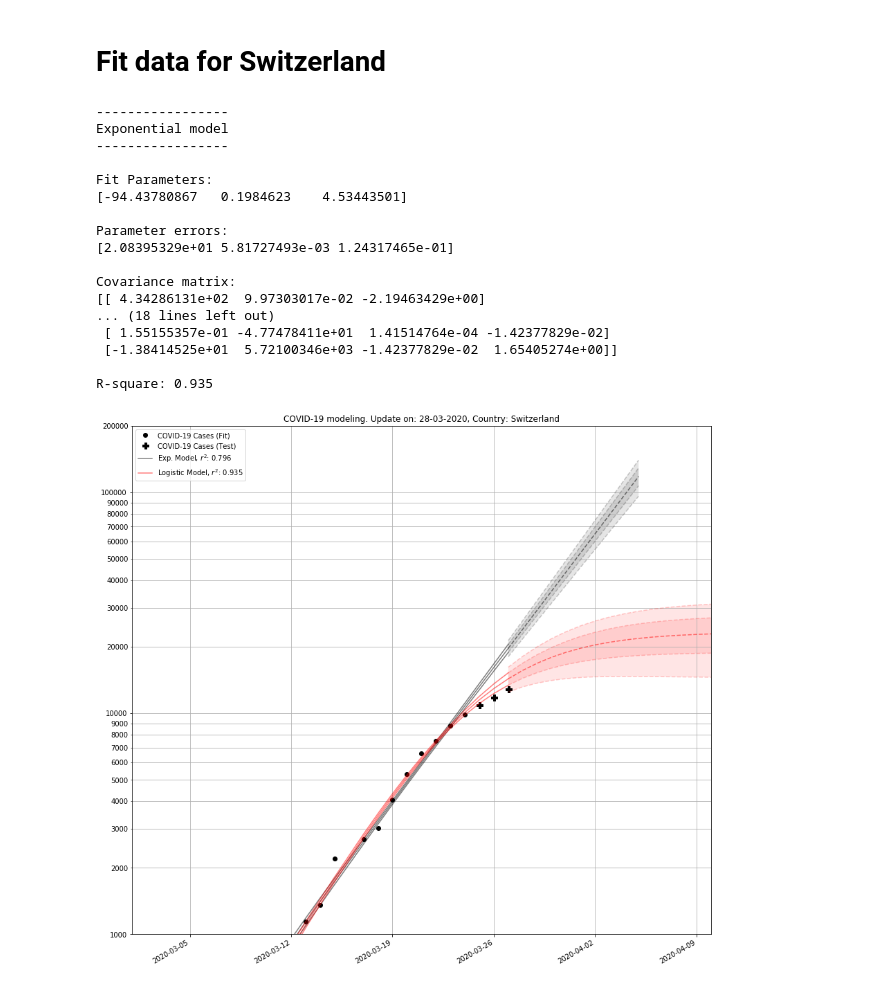
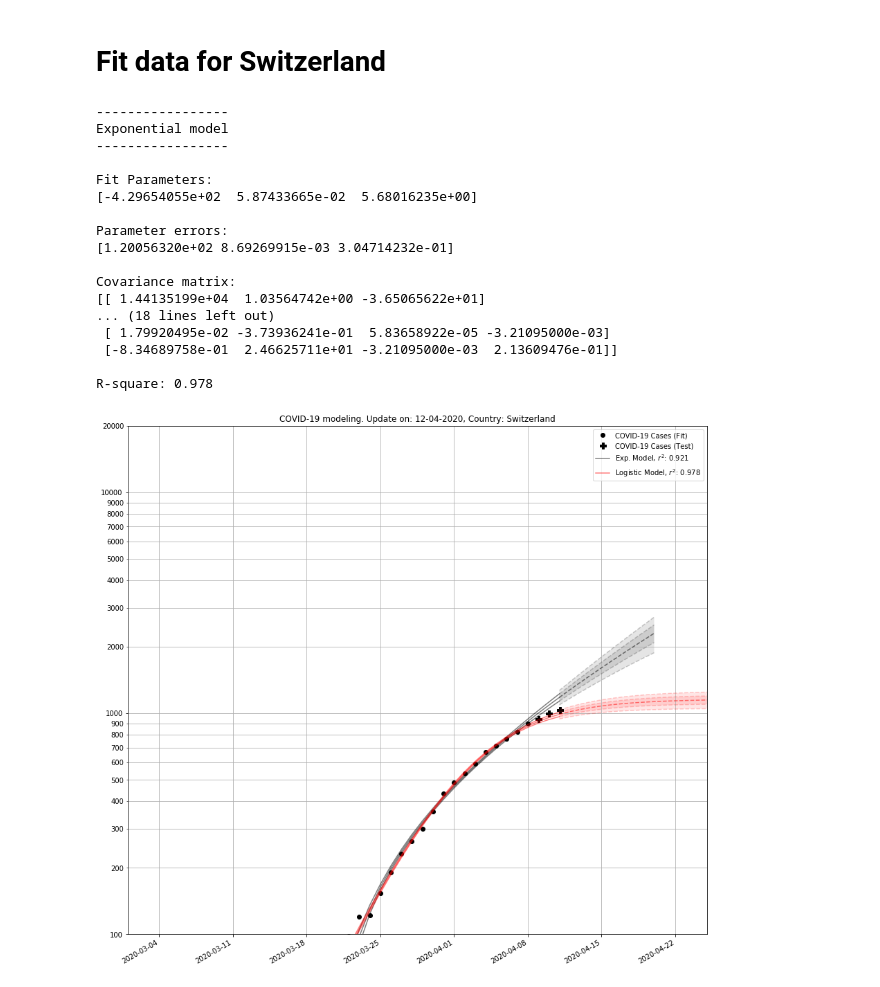
Before and after one commit to remotain/COVID-19, a Jupyter notebook: model_growth.ipynb, the cells around one changed output. Drawn from its saved outputs; the diff is of its cells as text; code cells hidden in the pictures.

```diff
--- a/model_growth.ipynb
+++ b/model_growth.ipynb
@@ -43,7 +27,6 @@ Fast-forward
 # %%
-df_confirmed = pd.read_csv('DATA/csse_covid_19_data/csse_covid_19_time_series/time_series_covid19_confirmed_global.csv')
-
-#df_confirmed = pd.read_csv('DATA/csse_covid_19_data/csse_covid_19_time_series/time_series_19-covid-Deaths.csv')
+#df_confirmed = pd.read_csv('DATA/csse_covid_19_data/csse_covid_19_time_series/time_series_covid19_confirmed_global.csv')
+df_confirmed = pd.read_csv('DATA/csse_covid_19_data/csse_covid_19_time_series/time_series_covid19_deaths_global.csv')
 # %%
 # Drop data from 2020-03-12 because for many country data for this day was a replica from the previous day.
 df_confirmed.drop(columns=['3/12/20'], inplace=True)
@@ -591,8 +532,10 @@ print('-----------------')
 print('Exponential model')
 print('-----------------')
 print()
+ydata_exp=dfit['Cases'][-20:-3]
+xdata_exp=dfit['ndays'][-20:-3]
 p0=[ 0.50341354,  0.5, -0.6697555 ]
-popt, pcov, r_square_exp = fit_model(xdata, ydata, exponential_model, p0=p0)
+popt, pcov, r_square_exp = fit_model(xdata_exp, ydata_exp, exponential_model, p0=p0)
 print_fit_results(popt, pcov, r_square_exp)
 df_predict_exp = predict(dfit['Date'].values, dfit['ndays'].values, exponential_model, popt, pcov)
 df_forecast_exp = forecast(dfit['Date'].values[-1], dfit['ndays'].values[-1], 10, exponential_model, popt, pcov)
@@ -614,52 +557,52 @@ Exponential model
 -----------------
 
 Fit Parameters:
-[-94.43780867   0.1984623    4.53443501]
+[-4.29654055e+02  5.87433665e-02  5.68016235e+00]
 
 Parameter errors:
-[2.08395329e+01 5.81727493e-03 1.24317465e-01]
+[1.20056320e+02 8.69269915e-03 3.04714232e-01]
 
 Covariance matrix:
-[[ 4.34286131e+02  9.97303017e-02 -2.19463429e+00]
+[[ 1.44135199e+04  1.03564742e+00 -3.65065622e+01]
 ... (18 lines left out)
- [ 1.55155357e-01 -4.77478411e+01  1.41514764e-04 -1.42377829e-02]
- [-1.38414525e+01  5.72100346e+03 -1.42377829e-02  1.65405274e+00]]
+ [ 1.79920495e-02 -3.73936241e-01  5.83658922e-05 -3.21095000e-03]
+ [-8.34689758e-01  2.46625711e+01 -3.21095000e-03  2.13609476e-01]]
 
-R-square: 0.935
+R-square: 0.978
 # %%
 # Draw
 _,ax = plt.subplots(figsize=(15,15))
 logy=True
 # Data
 dfit[:-3].plot('Date', 'Cases', marker='o', color='k', linestyle="None", label='COVID-19 Cases (Fit)', ax=ax, logy=logy)
 dfit[-3:].plot('Date', 'Cases', marker='P', color='k', ms=9, linestyle="None", label='COVID-19 Cases (Test)', ax=ax)
 
 # Exponential Model
 plot_model(df_predict_exp, df_forecast_exp, label='Exp. Model, $r^2$: %.3f'% r_square_exp, ax=ax, color='k')
 # Logistic Model
 plot_model(df_predict_logit, df_forecast_logit, label='Logistic Model, $r^2$: %.3f'% r_square_logit, ax=ax, color='r')
 
 formatter = matplotlib.ticker.ScalarFormatter()
 formatter.set_scientific(False)
 ax.yaxis.set_minor_formatter(formatter)
 ax.yaxis.set_major_formatter(formatter)
 
 from datetime import datetime
 plt.title('COVID-19 modeling. Update on: %s, Country: %s' %(datetime.today().strftime('%d-%m-%Y'),dfit['Country/Region'].values[0]))
 plt.grid(axis='both',which='both')
 plt.xlabel('')
 
 #Axis limit
-ax.set_xlim(['2020-03-01','2020-04-10'])
-ax.set_ylim([1000, 200000])
+ax.set_xlim(['2020-03-01','2020-04-25'])
+ax.set_ylim([100, 20000])
 
 # Zoom
 #ax.set_xlim(['2020-03-13','2020-03-16'])
 #ax.set_ylim([20000, 28000])
 
 plt.show()
 # %% [output]
-[figure, old version]
+[figure, new version]
 # %%
 res=dfit.merge(df_predict_logit, on='Date')
 res['res'] = res['Cases'] - res['Model']
```
Also changed, not shown: parts of 14 cells of this notebook, 2 other files.
